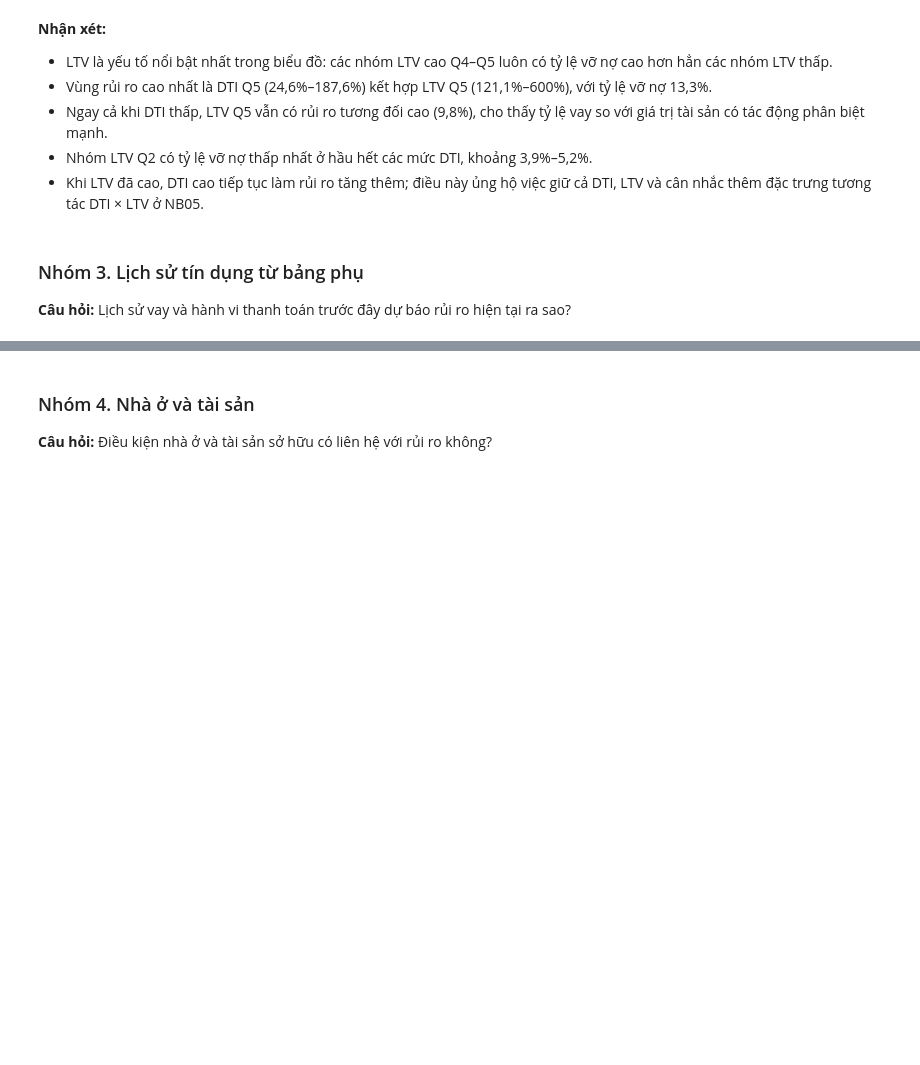
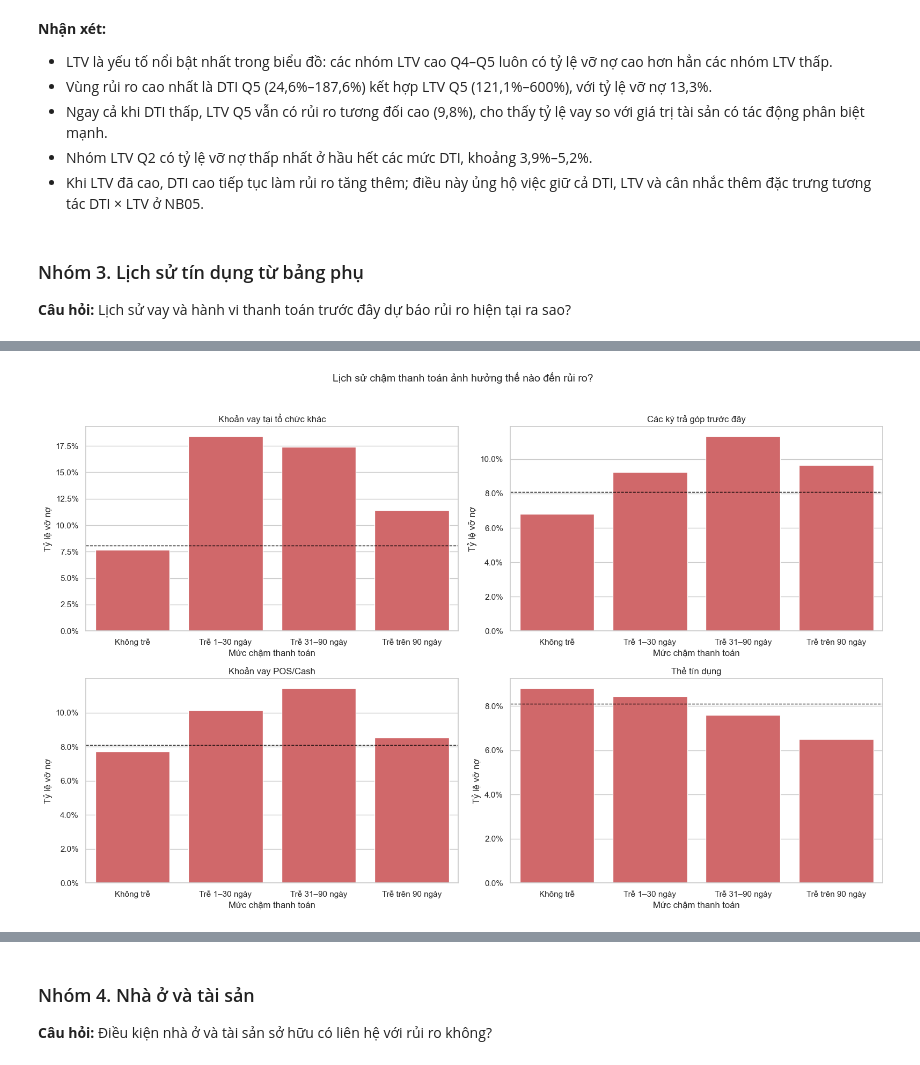
Before and after one commit to thanhhung9720001-collab/credit-risk-classifier, a Jupyter notebook: notebooks/04_eda_visualization.ipynb, the cells around one changed output, grey strips where cells are left out. Drawn from its saved outputs; the diff is of its cells as text; code cells hidden in the pictures; blank space fills up the shorter version.

```diff
--- a/notebooks/04_eda_visualization.ipynb
+++ b/notebooks/04_eda_visualization.ipynb
@@ -1038,0 +1273,21 @@ plt.show()
+# %%
+# So sánh tỷ lệ vỡ nợ giữa các mức chậm thanh toán ở bốn nguồn lịch sử.
+fig, axes = plt.subplots(2, 2, figsize=(16, 10))
+
+for ax, ten_nguon in zip(axes.flat, nguon_cham_thanh_toan):
+    du_lieu_ve = bang_cham_thanh_toan[bang_cham_thanh_toan['nguon'] == ten_nguon]
+    sns.barplot(
+        data=du_lieu_ve, x='nhom', y='ty_le_vo_no',
+        order=nhan_cham_thanh_toan, color='#E15759', ax=ax
+    )
+    ax.axhline(ty_le_no_xau_nen, color='black', linestyle='--', linewidth=1)
+    ax.yaxis.set_major_formatter(ticker.PercentFormatter(1))
+    ax.set_title(ten_nguon)
+    ax.set_xlabel('Mức chậm thanh toán')
+    ax.set_ylabel('Tỷ lệ vỡ nợ')
+
+fig.suptitle('Lịch sử chậm thanh toán ảnh hưởng thế nào đến rủi ro?', y=1.02, fontsize=14)
+plt.tight_layout()
+plt.show()
+# %% [output]
+[figure, added]
```
Also changed, not shown: parts of 18 cells of this notebook, 2 other files.
